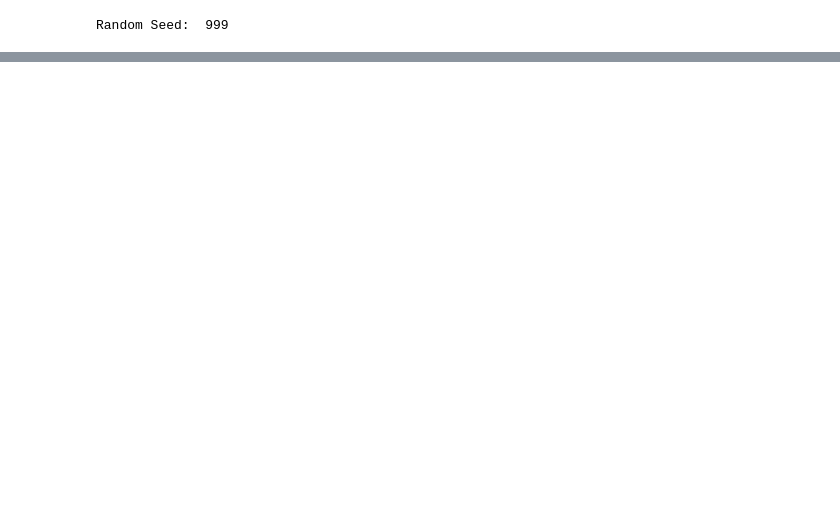
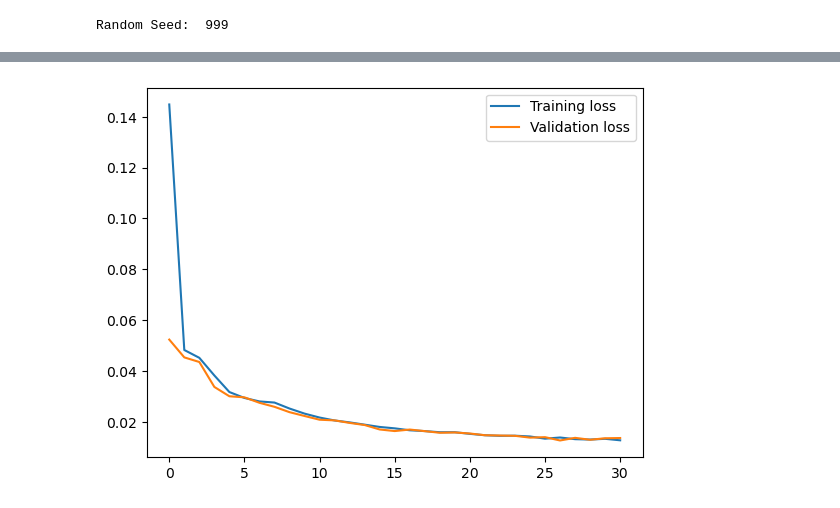
Before and after one commit to Spacefroyo/VAE, a Jupyter notebook: vae.ipynb, the cells around one changed output, grey strips where cells are left out. Drawn from its saved outputs; the diff is of its cells as text; code cells hidden in the pictures; blank space fills up the shorter version.

Commit message:
trained autoencoder demonstration

```diff
--- a/vae.ipynb
+++ b/vae.ipynb
@@ -32,13 +32,16 @@ Random Seed:  999
 workers = 0
 
 # Batch size during training
-batch_size = 128
+batch_size = 16
 
 # Number of channels in the training images. For color images this is 3
 nc = 3
 
 # Number of training epochs
-num_epochs = 30
+num_epochs = 300
+
+# Number of epochs of increasing validation loss to wait before early stopping
+patience = 5
 
 # Learning rate for optimizers
 lr = 0.0002
@@ -51,14 +54,14 @@ dataloader = torch.utils.data.DataLoader(UTKFaceDataset(), batch_size=batch_size
                                         shuffle=True, num_workers=workers)
 
 # Decide which device we want to run on
-device = torch.device("cuda:0" if (torch.cuda.is_available() and ngpu > 0) else "cpu")
+device = torch.device("mps")
 # %%
 # Plot some training images
-real_batch, label = next(iter(dataloader))
+images, label = next(iter(dataloader))
 plt.figure(figsize=(8,8))
 plt.axis("off")
 plt.title("Training Images")
-print(real_batch.shape)
-plt.imshow(np.transpose(vutils.make_grid(real_batch[0].to(device), padding=2, normalize=False).cpu(),(1,2,0)))
+print(images.shape)
+plt.imshow(np.transpose(vutils.make_grid(images[0].to(device), padding=2, normalize=False).cpu(),(1,2,0)))
 plt.show()
 # %% [output]
@@ -125,13 +128,13 @@ class Autoencoder(nn.Module):
 
         return x
 # %%
-model = Autoencoder(32)
+model = Autoencoder(256).to(device)
 criterion = nn.MSELoss()
 optimizer = optim.Adam(model.parameters(), lr=lr)
 history = []
 
-train_batches = 10
-valid_batches = 2
+train_batches = 100
+valid_batches = 20
 for epoch in range(num_epochs):
     data_iter = iter(dataloader)
 
@@ -140,6 +143,7 @@ for epoch in range(num_epochs):
         images, labels = next(data_iter)
 
         images = images.to(device)
+        labels = labels.to(device)
 
         optimizer.zero_grad()
 
@@ -159,6 +163,7 @@ for epoch in range(num_epochs):
         images, labels = next(data_iter)
 
         images = images.to(device)
+        labels = labels.to(device)
 
         recon = model(images)
 
@@ -169,5 +174,8 @@ for epoch in range(num_epochs):
     valid_loss = total_valid_loss / (batch_size * valid_batches)
     print("Valid loss:", valid_loss)
 
+    if (len(history) >= patience and valid_loss > history[-patience][1]):
+        break
+
     history.append((train_loss, valid_loss))
 # %% [output]
@@ -176,0 +199,6 @@ KeyboardInterrupt:
+# %%
+plt.plot(history)
+plt.legend(["Training loss", "Validation loss"])
+plt.show()
+# %% [output]
+[figure, added]
```
Also changed, not shown: parts of 4 cells of this notebook, 1 other file.
